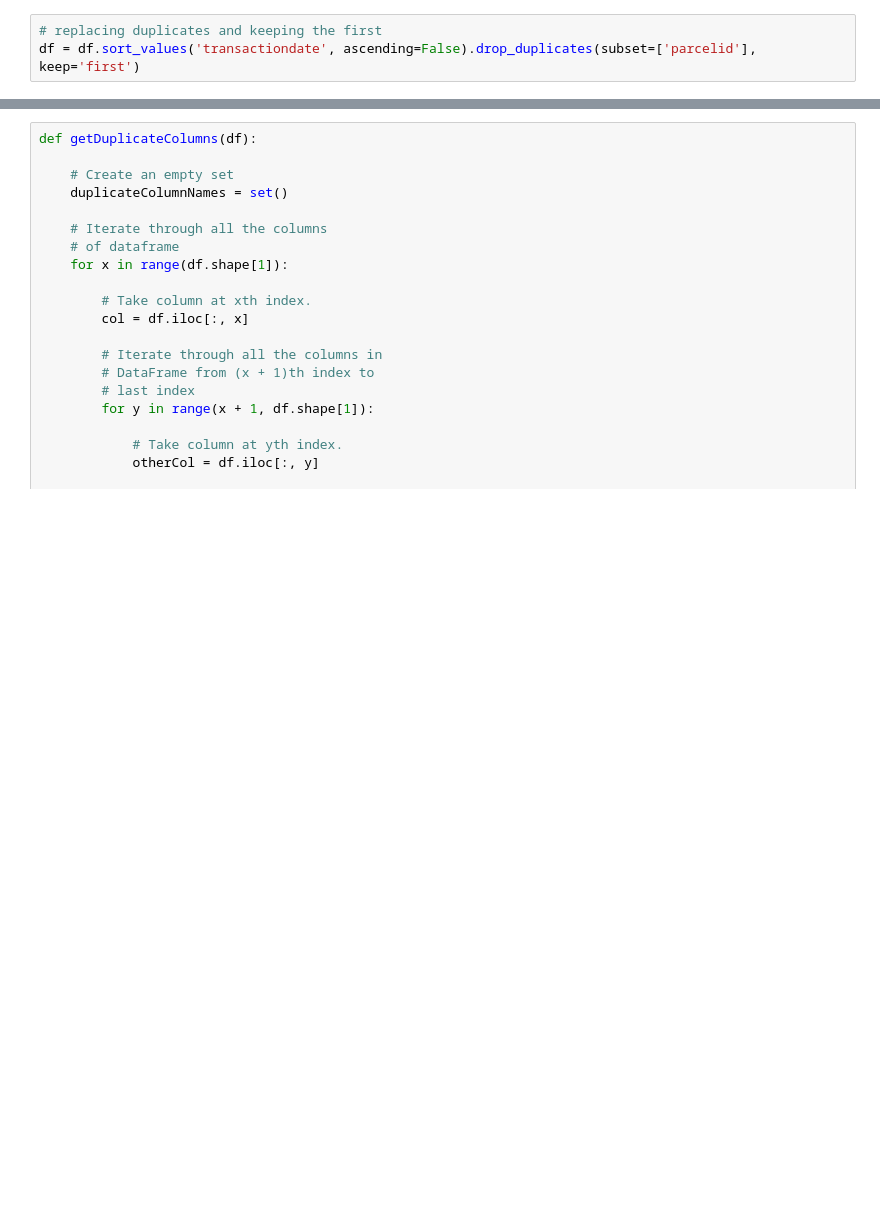
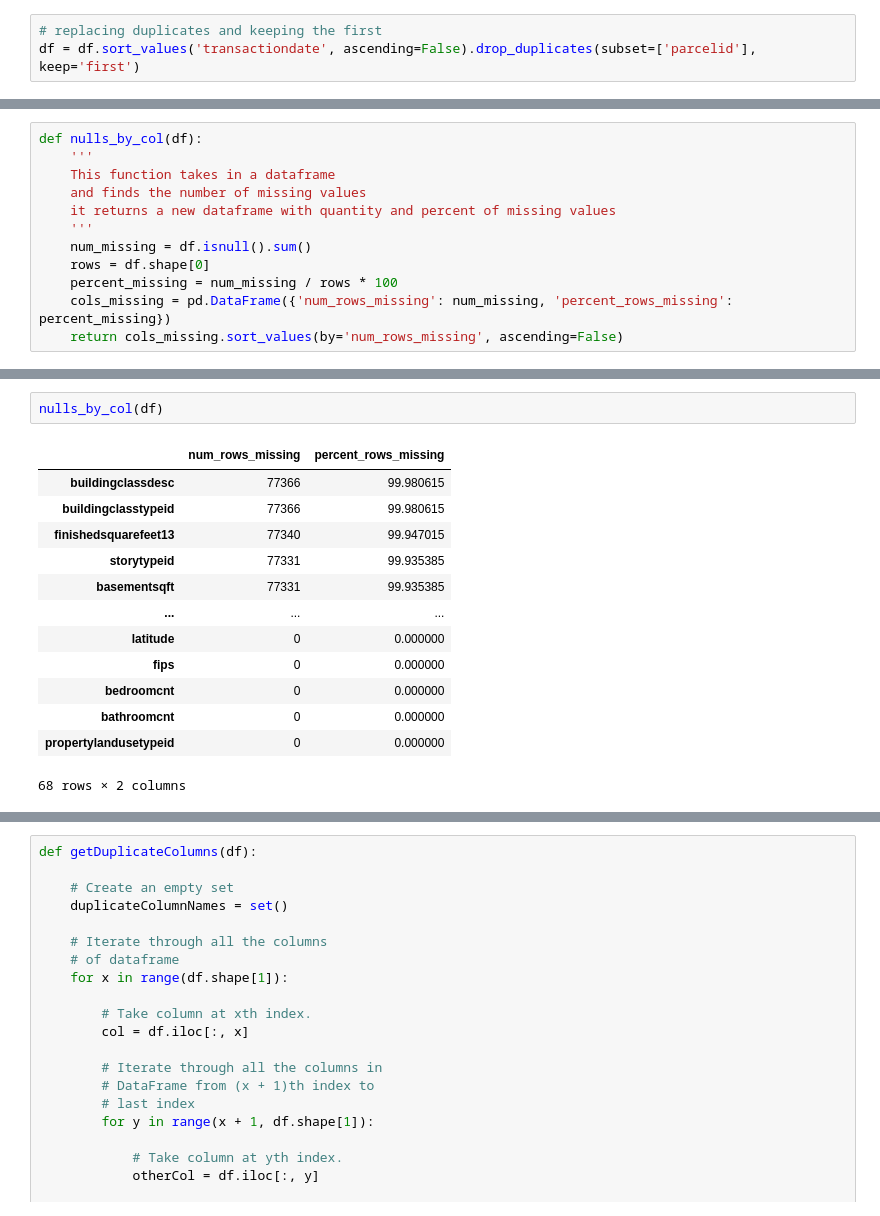
Before and after one commit to aaron-mv-moore/clustering-exercises, a Jupyter notebook: zillow.ipynb, the cells around one changed output, grey strips where cells are left out. Cells and saved outputs as stored; diff of their text form; blank space fills up the shorter version.

```diff
--- a/zillow.ipynb
+++ b/zillow.ipynb
@@ -73,0 +128,12 @@ Length: 77226, dtype: bool
+# %%
+def nulls_by_col(df):
+    '''
+    This function takes in a dataframe
+    and finds the number of missing values
+    it returns a new dataframe with quantity and percent of missing values
+    '''
+    num_missing = df.isnull().sum()
+    rows = df.shape[0]
+    percent_missing = num_missing / rows * 100
+    cols_missing = pd.DataFrame({'num_rows_missing': num_missing, 'percent_rows_missing': percent_missing})
+    return cols_missing.sort_values(by='num_rows_missing', ascending=False)
@@ -73,0 +155,16 @@ Length: 77226, dtype: bool
+# %%
+nulls_by_col(df)
+# %% [output]
+|  | num_rows_missing | percent_rows_missing |
+| buildingclassdesc | 77366 | 99.980615 |
+| buildingclasstypeid | 77366 | 99.980615 |
+| finishedsquarefeet13 | 77340 | 99.947015 |
+| storytypeid | 77331 | 99.935385 |
+| basementsqft | 77331 | 99.935385 |
+| ... | ... | ... |
+| latitude | 0 | 0.000000 |
+| fips | 0 | 0.000000 |
+| bedroomcnt | 0 | 0.000000 |
+| bathroomcnt | 0 | 0.000000 |
+| propertylandusetypeid | 0 | 0.000000 |
+68 rows × 2 columns
```
Also changed, not shown: parts of 35 cells of this notebook, 2 other files.
